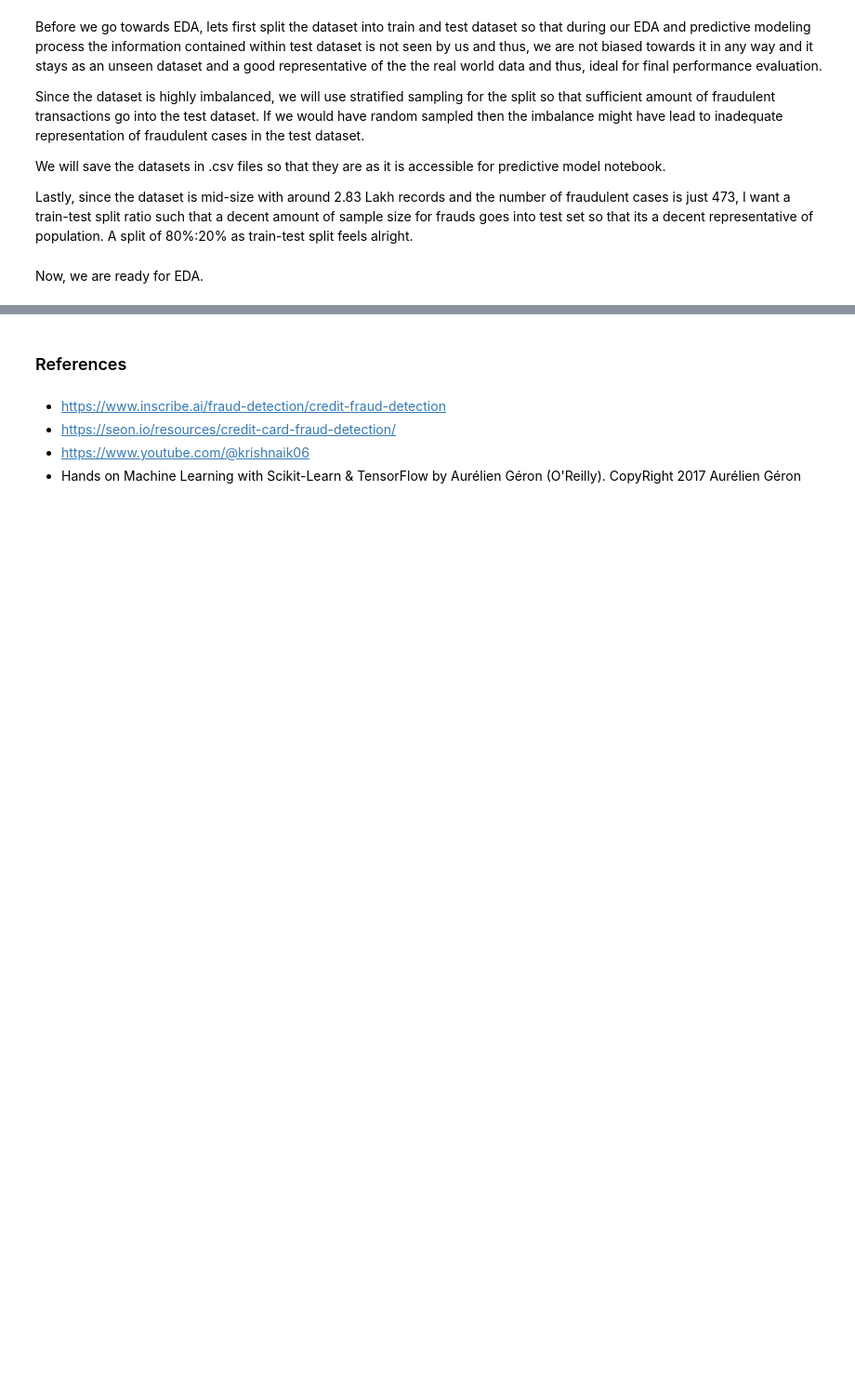
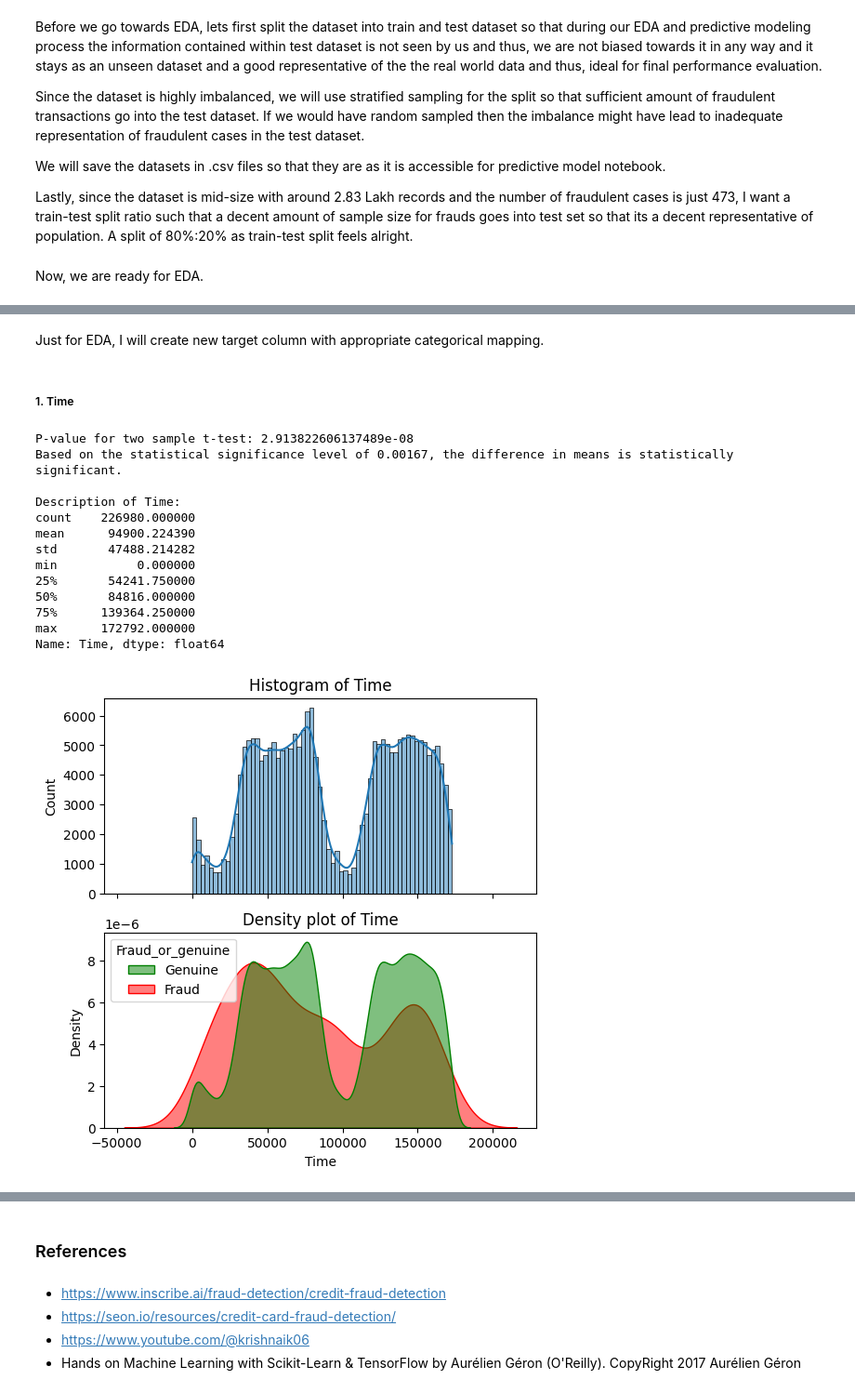
Before and after one commit to Sharma-Ayush/Credit-Card-Fraud-Detection, a Jupyter notebook: notebook/EDA.ipynb, the cells around one changed output, grey strips where cells are left out. Shown: that part at 93% size. Drawn from its saved outputs; the diff is of its cells as text; code cells hidden in the pictures; blank space fills up the shorter version.

Commit message:
Corrected code for train-test split and started EDA section

```diff
--- a/notebook/EDA.ipynb
+++ b/notebook/EDA.ipynb
@@ -185,7 +188,7 @@ We will save the datasets in .csv files so that they are as it is accessible for
 
 Lastly, since the dataset is mid-size with around 2.83 Lakh records and the number of fraudulent cases is just 473, I want a train-test split ratio such that a decent amount of sample size for frauds goes into test set so that its a decent representative of population. A split of 80%:20% as train-test split feels alright.
 # %%
-X_train, Y_train, X_test, Y_test = train_test_split(df.drop('Class', axis = 1), df['Class'], stratify = df['Class'], test_size = 0.2, random_state = 42)
+X_train, X_test, Y_train, Y_test = train_test_split(df.drop('Class', axis = 1), df['Class'], stratify = df['Class'], test_size = 0.2, random_state = 42)
 
 df_train = pd.concat([X_train, Y_train], axis = 1)
 df_train.to_csv('Data/creditcard_train.csv', index = False)
@@ -198,0 +288,25 @@ Now, we are ready for EDA.
+# %%
+t_test_stat_sign_lvl = 0.00167
+# %% [markdown]
+Just for EDA, I will create new target column with appropriate categorical mapping.
+# %%
+df_train['Fraud_or_genuine'] = df_train['Class'].map(lambda x: 'Fraud' if x == 1 else 'Genuine')
+# %% [markdown]
+##### 1. Time
+# %%
+plot_univariate_num(df_train, 'Time', 'Fraud_or_genuine', t_test_stat_sign_lvl, color_mapping = {'Genuine': 'green', 'Fraud': 'red'}, bins = 20)
+# %% [output]
+P-value for two sample t-test: 2.913822606137489e-08
+Based on the statistical significance level of 0.00167, the difference in means is statistically significant.
+
+Description of Time:
+count    226980.000000
+mean      94900.224390
+std       47488.214282
+min           0.000000
+25%       54241.750000
+50%       84816.000000
+75%      139364.250000
+max      172792.000000
+Name: Time, dtype: float64
+[figure, added]
```
Also changed, not shown: parts of 19 cells of this notebook, 2 other files.
